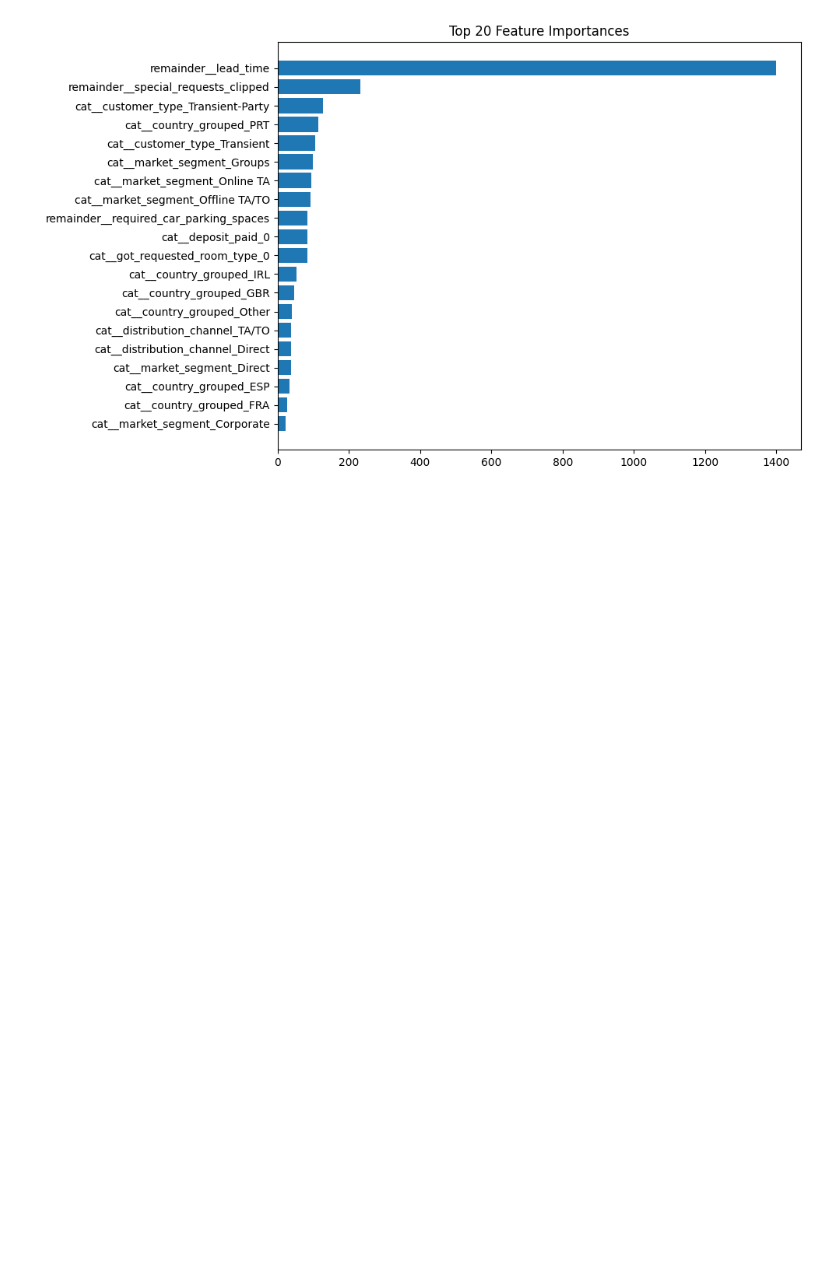
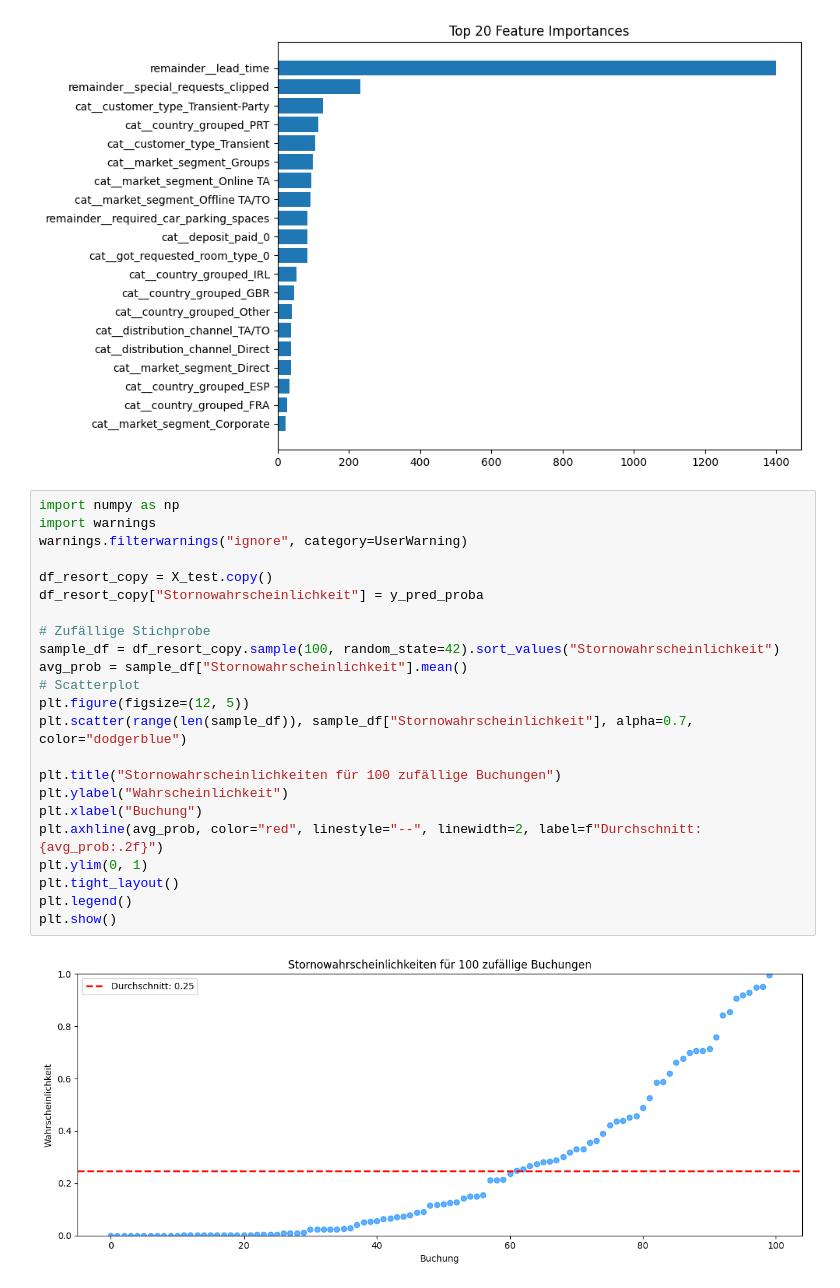
Before and after one commit to abt-kevin/Hotel_Bookings, a Jupyter notebook: Resort_LightGBM.ipynb, the cells around one changed output. Cells and saved outputs as stored; diff of their text form; blank space fills up the shorter version.

Commit message:
add random sample

```diff
--- a/Resort_LightGBM.ipynb
+++ b/Resort_LightGBM.ipynb
@@ -109,3 +109,28 @@ plt.tight_layout()
 plt.show()
 # %% [output]
 [figure]
+# %%
+import numpy as np
+import warnings
+warnings.filterwarnings("ignore", category=UserWarning)
+
+df_resort_copy = X_test.copy()
+df_resort_copy["Stornowahrscheinlichkeit"] = y_pred_proba
+
+# Zufällige Stichprobe
+sample_df = df_resort_copy.sample(100, random_state=42).sort_values("Stornowahrscheinlichkeit")
+avg_prob = sample_df["Stornowahrscheinlichkeit"].mean()
+# Scatterplot
+plt.figure(figsize=(12, 5))
+plt.scatter(range(len(sample_df)), sample_df["Stornowahrscheinlichkeit"], alpha=0.7, color="dodgerblue")
+
+plt.title("Stornowahrscheinlichkeiten für 100 zufällige Buchungen")
+plt.ylabel("Wahrscheinlichkeit")
+plt.xlabel("Buchung")
+plt.axhline(avg_prob, color="red", linestyle="--", linewidth=2, label=f"Durchschnitt: {avg_prob:.2f}")
+plt.ylim(0, 1)
+plt.tight_layout()
+plt.legend()
+plt.show()
+# %% [output]
+[figure, added]
```
Also changed, not shown: parts of 1 cell of this notebook, 3 other files.
